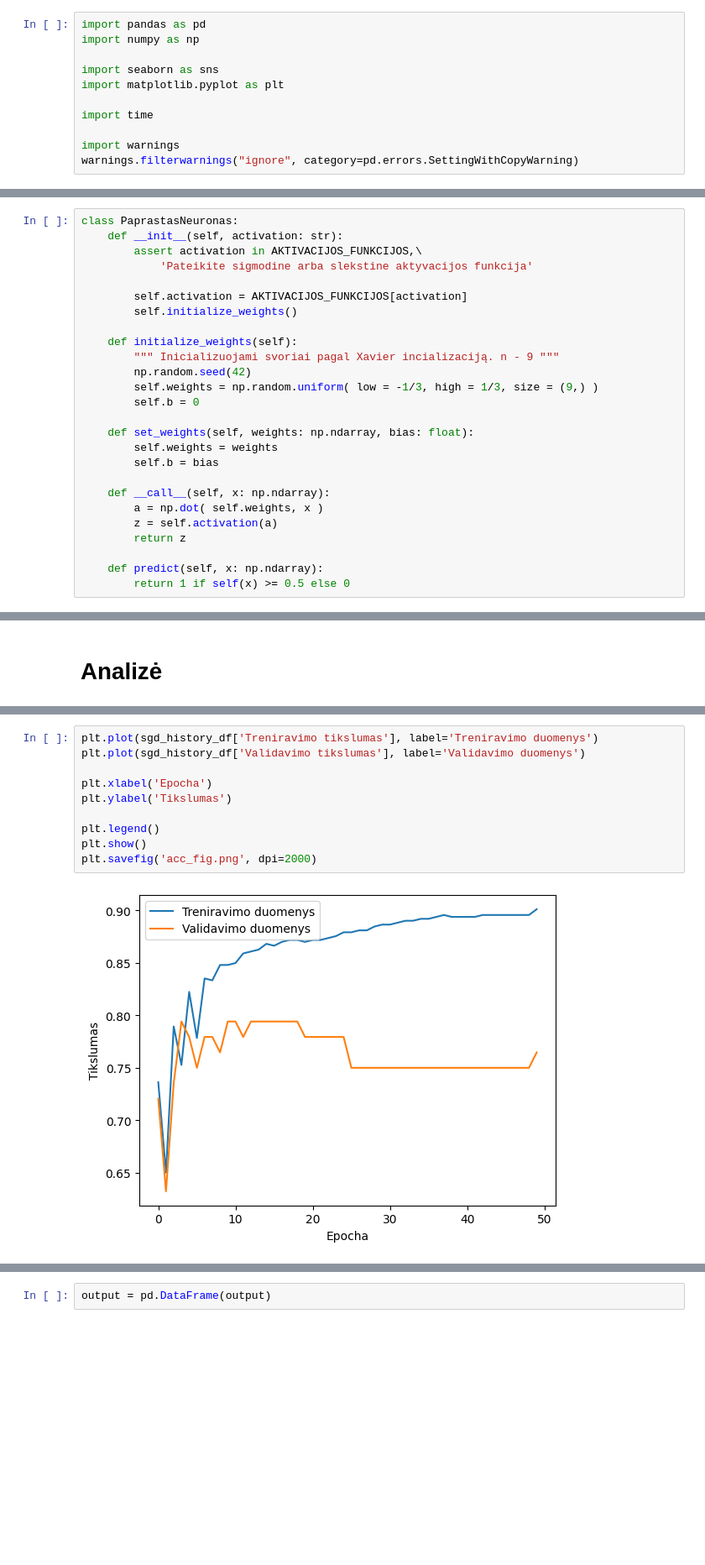
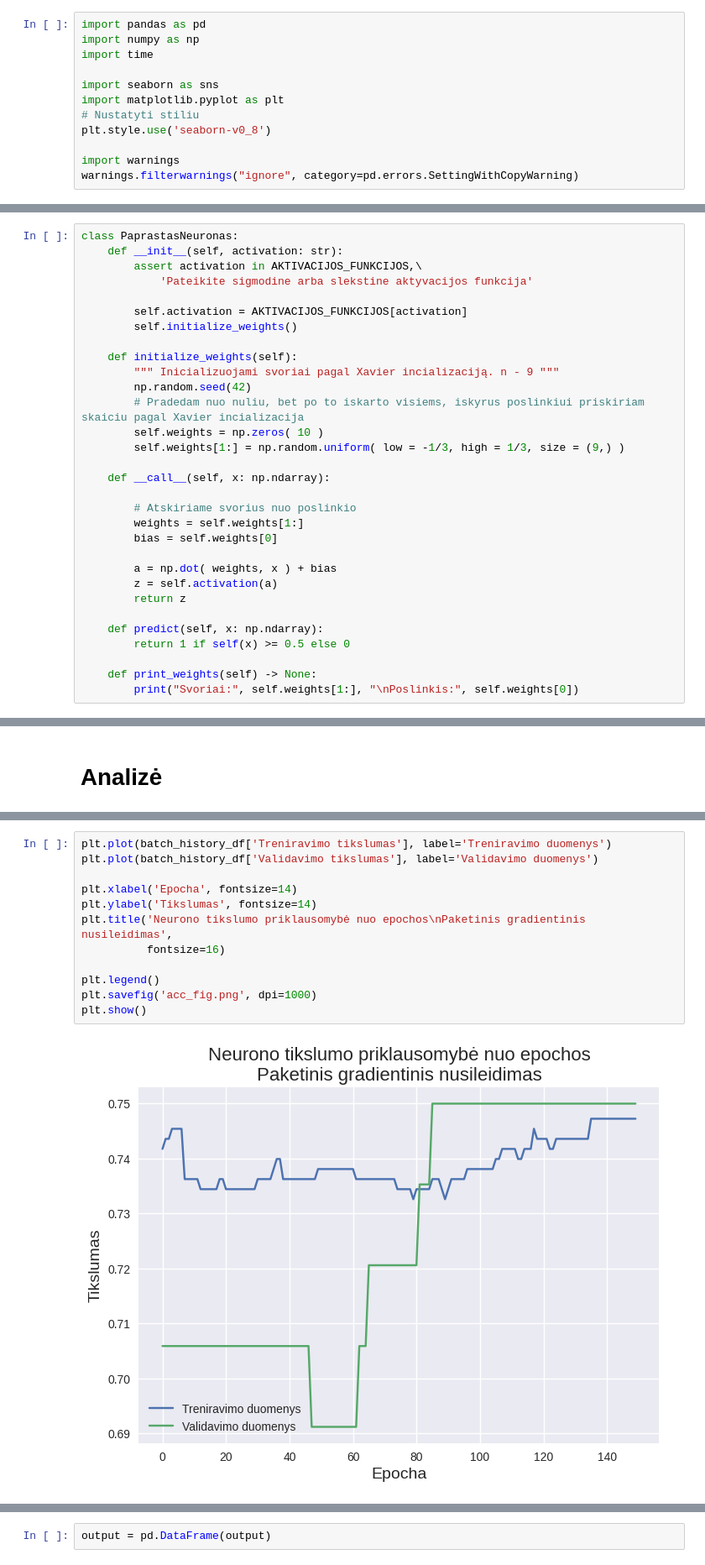
Before and after one commit to lukasjanusauskas/AI-assignments, a Jupyter notebook: uzd2/2_laboratorinis.ipynb, the cells around one changed output, grey strips where cells are left out. Shown at 84% size. Saved outputs shown, nothing was run; the diff lists cells and outputs as text; blank space fills up the shorter version.

```diff
--- a/uzd2/2_laboratorinis.ipynb
+++ b/uzd2/2_laboratorinis.ipynb
@@ -1,11 +1,12 @@
 # %%
 import pandas as pd
 import numpy as np
+import time
 
 import seaborn as sns
 import matplotlib.pyplot as plt
-
-import time
+# Nustatyti stiliu
+plt.style.use('seaborn-v0_8')
 
 import warnings
 warnings.filterwarnings("ignore", category=pd.errors.SettingWithCopyWarning)
@@ -159,20 +138,25 @@ class PaprastasNeuronas:
     def initialize_weights(self):
         """ Inicializuojami svoriai pagal Xavier incializaciją. n - 9 """
         np.random.seed(42)
-        self.weights = np.random.uniform( low = -1/3, high = 1/3, size = (9,) )
-        self.b = 0
-
-    def set_weights(self, weights: np.ndarray, bias: float):
-        self.weights = weights
-        self.b = bias
+        # Pradedam nuo nuliu, bet po to iskarto visiems, iskyrus poslinkiui priskiriam skaiciu pagal Xavier incializacija
+        self.weights = np.zeros( 10 )
+        self.weights[1:] = np.random.uniform( low = -1/3, high = 1/3, size = (9,) )
 
     def __call__(self, x: np.ndarray):
-        a = np.dot( self.weights, x )
+
+        # Atskiriame svorius nuo poslinkio
+        weights = self.weights[1:]
+        bias = self.weights[0]
+
+        a = np.dot( weights, x ) + bias
         z = self.activation(a)
         return z
 
     def predict(self, x: np.ndarray):
         return 1 if self(x) >= 0.5 else 0
+
+    def print_weights(self) -> None:
+        print("Svoriai:", self.weights[1:], "\nPoslinkis:", self.weights[0])
 # %%
 def evaluate_dataset(self, X: pd.DataFrame) -> np.array:
     outputs = []
@@ -365,12 +459,14 @@ plt.savefig('RMSE_fig.png', dpi=2000)
 # %%
-plt.plot(sgd_history_df['Treniravimo tikslumas'], label='Treniravimo duomenys')
-plt.plot(sgd_history_df['Validavimo tikslumas'], label='Validavimo duomenys')
+plt.plot(batch_history_df['Treniravimo tikslumas'], label='Treniravimo duomenys')
+plt.plot(batch_history_df['Validavimo tikslumas'], label='Validavimo duomenys')
 
-plt.xlabel('Epocha')
-plt.ylabel('Tikslumas')
+plt.xlabel('Epocha', fontsize=14)
+plt.ylabel('Tikslumas', fontsize=14)
+plt.title('Neurono tikslumo priklausomybė nuo epochos\nPaketinis gradientinis nusileidimas',
+          fontsize=16)
 
 plt.legend()
+plt.savefig('acc_fig.png', dpi=1000)
 plt.show()
-plt.savefig('acc_fig.png', dpi=2000)
 # %% [output]
-[figure, old version]
+[figure, new version]
```
Also changed, not shown: parts of 43 cells of this notebook, 25 other files.
